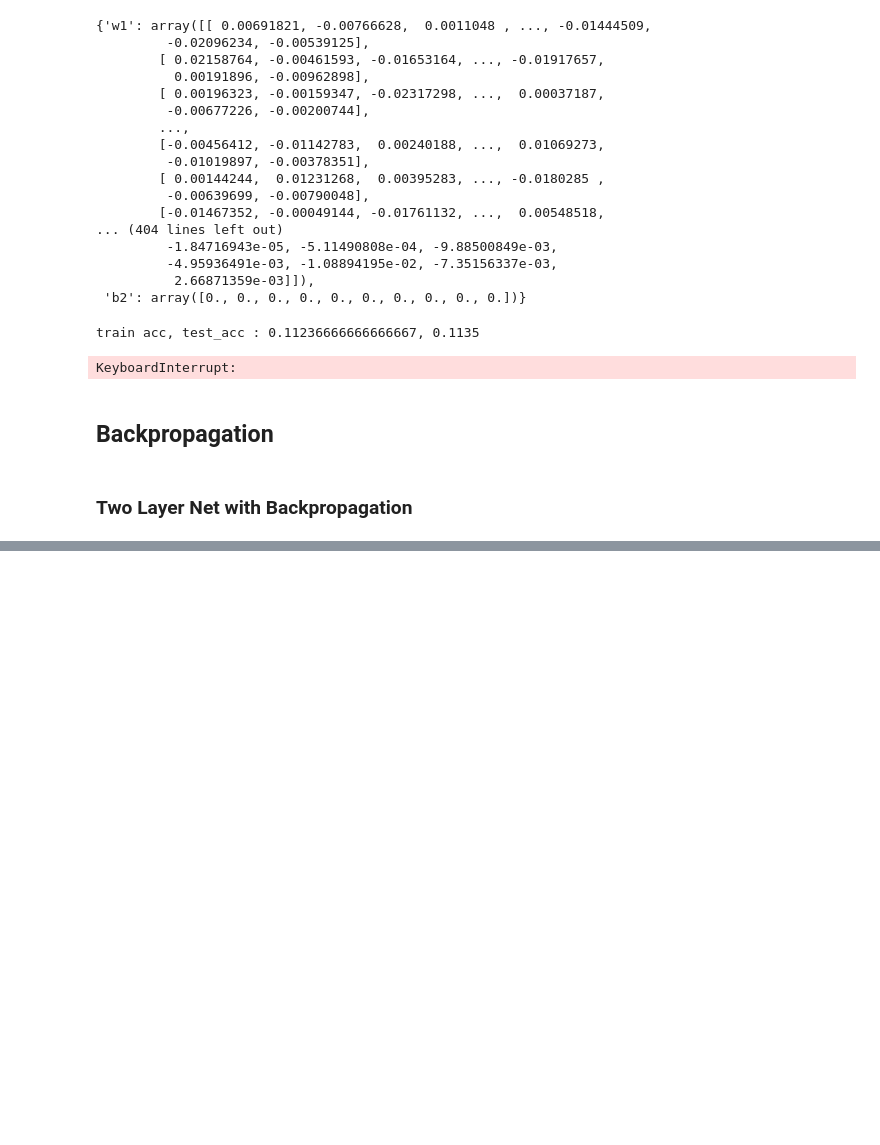
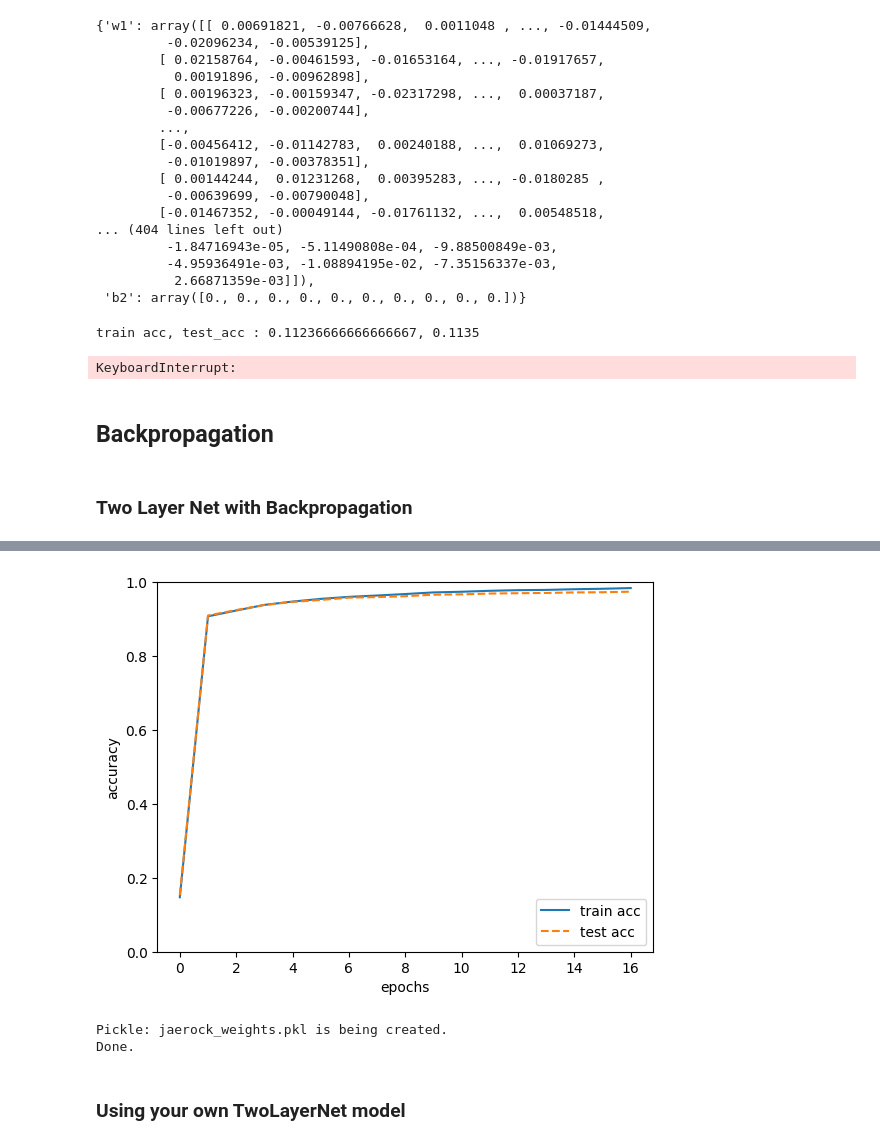
Before and after one commit to jrkwon/ece5831-2024-code, a Jupyter notebook: 06/module6.ipynb, the cells around one changed output, grey strips where cells are left out. Cells and saved outputs as stored; diff of their text form; code cells hidden in the pictures; blank space fills up the shorter version.

Commit message:
test pkl

```diff
--- a/06/module6.ipynb
+++ b/06/module6.ipynb
@@ -686,0 +669,33 @@ SyntaxError: expected ':' (2848395530.py, line 23)
+# %%
+network = TwoLayerNetWithBackProp(input_size=28*28, hidden_size=100, output_size=10)
+# %%
+iterations = 10000
+train_size = x_train.shape[0]
+batch_size = 100
+lr = 0.1
+
+iter_per_ecoph = max(train_size/batch_size, 1)
+# %%
+train_losses = []
+train_accs = []
+test_accs = []
+# %%
+for i in range(iterations):
+    batch_mask = np.random.choice(train_size, batch_size)
+    x_batch = x_train[batch_mask]
+    y_batch = y_train[batch_mask]
+
+    grads = network.gradient(x_batch, y_batch)
+
+    for key in ('w1', 'b1', 'w2', 'b2'):
+        network.params[key] -= lr*grads[key]
+
+    ## this is for plotting losses over time
+    train_losses.append(network.loss(x_batch, y_batch))
+
+    if i%iter_per_ecoph == 0:
+        train_acc = network.accuracy(x_train, y_train)
+        train_accs.append(train_acc)
+        test_acc = network.accuracy(x_test, y_test)
+        test_accs.append(test_acc)
+        print(f'train acc, test_acc : {train_acc}, {test_acc}')
@@ -686,0 +720,12 @@ SyntaxError: expected ':' (2848395530.py, line 23)
+# %%
+markers = {'train': 'o', 'test': 's'}
+x = np.arange(len(train_accs))
+plt.plot(x, train_accs, label='train acc')
+plt.plot(x, test_accs, label='test acc', linestyle='--')
+plt.xlabel("epochs")
+plt.ylabel("accuracy")
+plt.ylim(0, 1.0)
+plt.legend(loc='lower right')
+plt.show()
+# %% [output]
+[figure, added]
@@ -686,0 +737,10 @@ SyntaxError: expected ':' (2848395530.py, line 23)
+# %%
+
+
+with open(f'{my_weight_pkl_file}', 'wb') as f:
+    print(f'Pickle: {my_weight_pkl_file} is being created.')
+    pickle.dump(network.params, f)
+    print('Done.')
+# %% [output]
+Pickle: jaerock_weights.pkl is being created.
+Done.
@@ -686,0 +749,2 @@ SyntaxError: expected ':' (2848395530.py, line 23)
+# %% [markdown]
+### Using your own TwoLayerNet model
```
Also changed, not shown: parts of 19 cells of this notebook.
